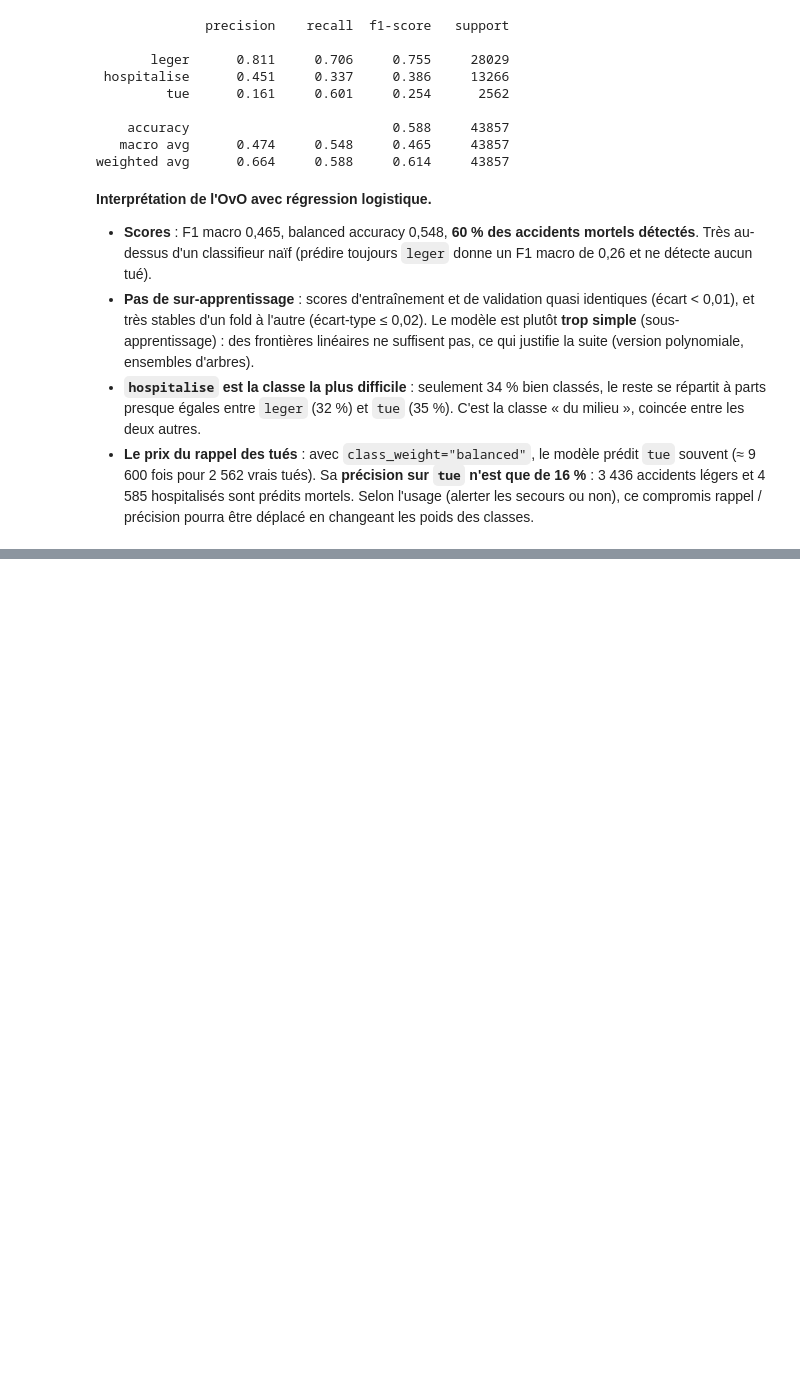
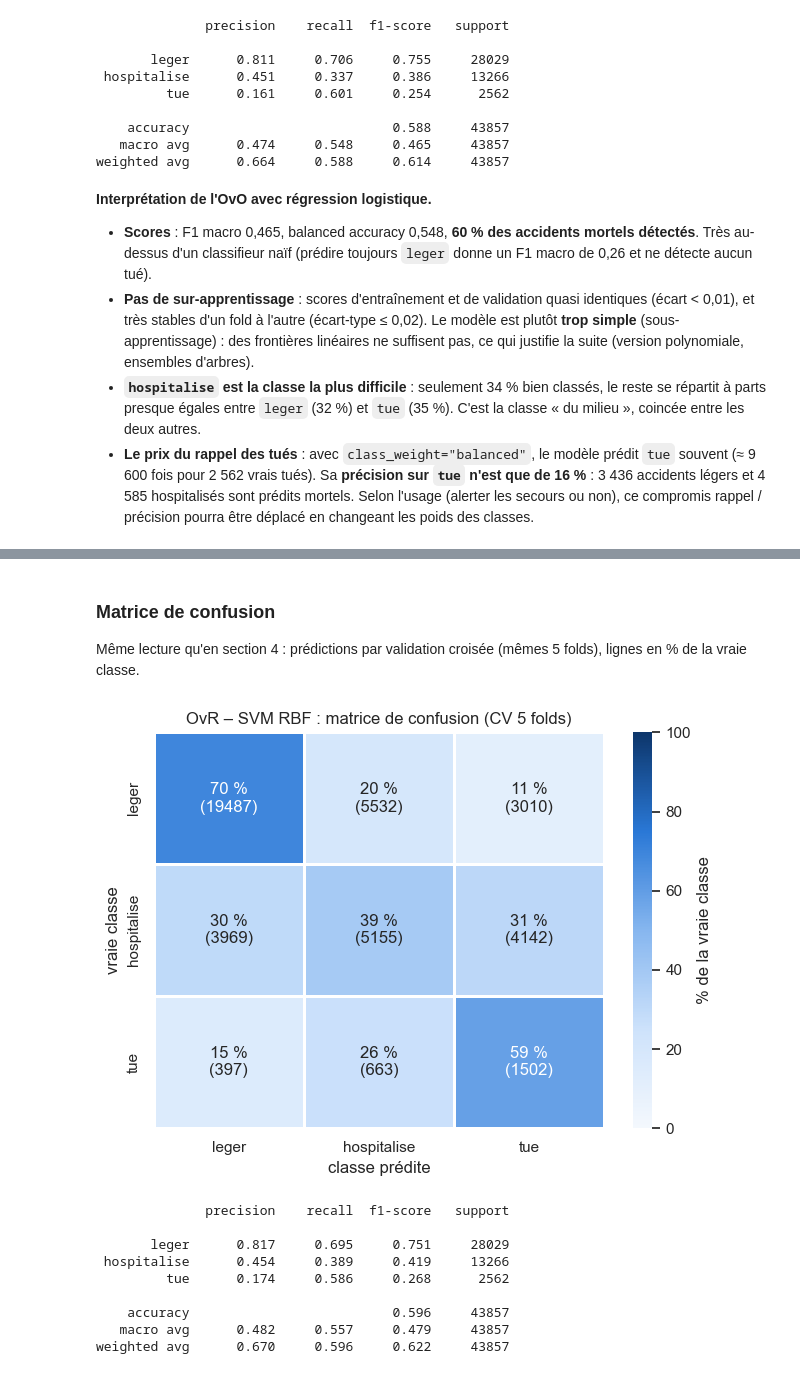
Before and after one commit to cyannure/aaa, a Jupyter notebook: notebooks/02_baselines_ensembles.ipynb, the cells around one changed output, grey strips where cells are left out. Drawn from its saved outputs; the diff is of its cells as text; code cells hidden in the pictures; blank space fills up the shorter version.

```diff
--- a/notebooks/02_baselines_ensembles.ipynb
+++ b/notebooks/02_baselines_ensembles.ipynb
@@ -237,23 +264,0 @@ Chaque paire est orientée dans le sens de la gravité : **positif (bleu) = pous
-# %%
-modele_ovo.fit(X_train_fe, y_train)
-clf = modele_ovo[-1]
-Xp = pd.DataFrame(modele_ovo[0].transform(X_train_fe),
-                  columns=[n.split("__", 1)[1] for n in modele_ovo[0].get_feature_names_out()])
-k = len(clf.classes_)
-paires_classes = [(clf.classes_[i], clf.classes_[j]) for i in range(k) for j in range(i + 1, k)]  # ordre de scikit-learn
-print(f"{len(clf.estimators_)} classifieurs binaires :", ", ".join(f"{a} / {b}" for a, b in paires_classes))
-
-effets = {}
-for (a, b), est in zip(paires_classes, clf.estimators_):
-    effet = pd.Series(est.coef_[0], index=Xp.columns) * Xp.std()   # coefficient positif = vers la classe b
-    moins, plus = sorted((a, b), key=CLASSES.index)                 # on réoriente : positif = vers la plus grave
-    effets[f"{moins} → {plus}"] = effet if b == plus else -effet
-effets = pd.DataFrame(effets)[["leger → hospitalise", "leger → tue", "hospitalise → tue"]]
-
-fig, axes = plt.subplots(1, 3, figsize=(18, 5.5))
-for a, col in zip(axes, effets.columns):
-    top = effets[col].reindex(effets[col].abs().sort_values().index[-10:])
-    a.barh(top.index, top, color=["#2a78d6" if v > 0 else "#e34948" for v in top])
-    a.axvline(0, color="black", lw=0.8); a.grid(axis="y", visible=False)
-    a.set_title(f"{col}\n(effet d'un écart-type ; positif = vers « {col.split(' → ')[1]} »)")
-plt.tight_layout(); plt.show()
@@ -268,0 +388,3 @@ plt.tight_layout(); plt.show()
+# %%
+svm_ovr = OneVsRestClassifier(SVC(kernel="rbf", C=1.0, gamma="scale", class_weight="balanced"))
+evaluer("OvR – SVM RBF, sous-échantillonnage", svm_ovr, RandomUnderSampler(random_state=SEED))
@@ -268,0 +398,27 @@ plt.tight_layout(); plt.show()
+# %% [markdown]
+### Matrice de confusion
+Même lecture qu'en section 4 : prédictions par validation croisée (mêmes 5 folds), lignes en % de la vraie classe.
+# %%
+modele_svm = pipeline(svm_ovr, RandomUnderSampler(random_state=SEED))
+y_pred_svm = cross_val_predict(modele_svm, X_train_fe, y_train, cv=CV, n_jobs=-1)
+
+mc = confusion_matrix(y_train, y_pred_svm, labels=CLASSES)
+mc_pct = pd.DataFrame(mc / mc.sum(axis=1, keepdims=True) * 100, index=CLASSES, columns=CLASSES)
+annot = mc_pct.round(0).astype(int).astype(str) + " %\n(" + pd.DataFrame(mc, index=CLASSES, columns=CLASSES).astype(str) + ")"
+fig, ax = plt.subplots(figsize=(6.5, 5))
+sns.heatmap(mc_pct, annot=annot, fmt="", cmap=BLEUS, vmin=0, vmax=100, linewidths=2, linecolor="white",
+            cbar_kws={"label": "% de la vraie classe"}, ax=ax)
+ax.set(xlabel="classe prédite", ylabel="vraie classe", title="OvR – SVM RBF : matrice de confusion (CV 5 folds)")
+plt.tight_layout(); plt.show()
+print(classification_report(y_train, y_pred_svm, labels=CLASSES, digits=3))
+# %% [output]
+[figure, added]
+              precision    recall  f1-score   support
+
+       leger      0.817     0.695     0.751     28029
+ hospitalise      0.454     0.389     0.419     13266
+         tue      0.174     0.586     0.268      2562
+
+    accuracy                          0.596     43857
+   macro avg      0.482     0.557     0.479     43857
+weighted avg      0.670     0.596     0.622     43857
```
Also changed, not shown: parts of 22 cells of this notebook.
